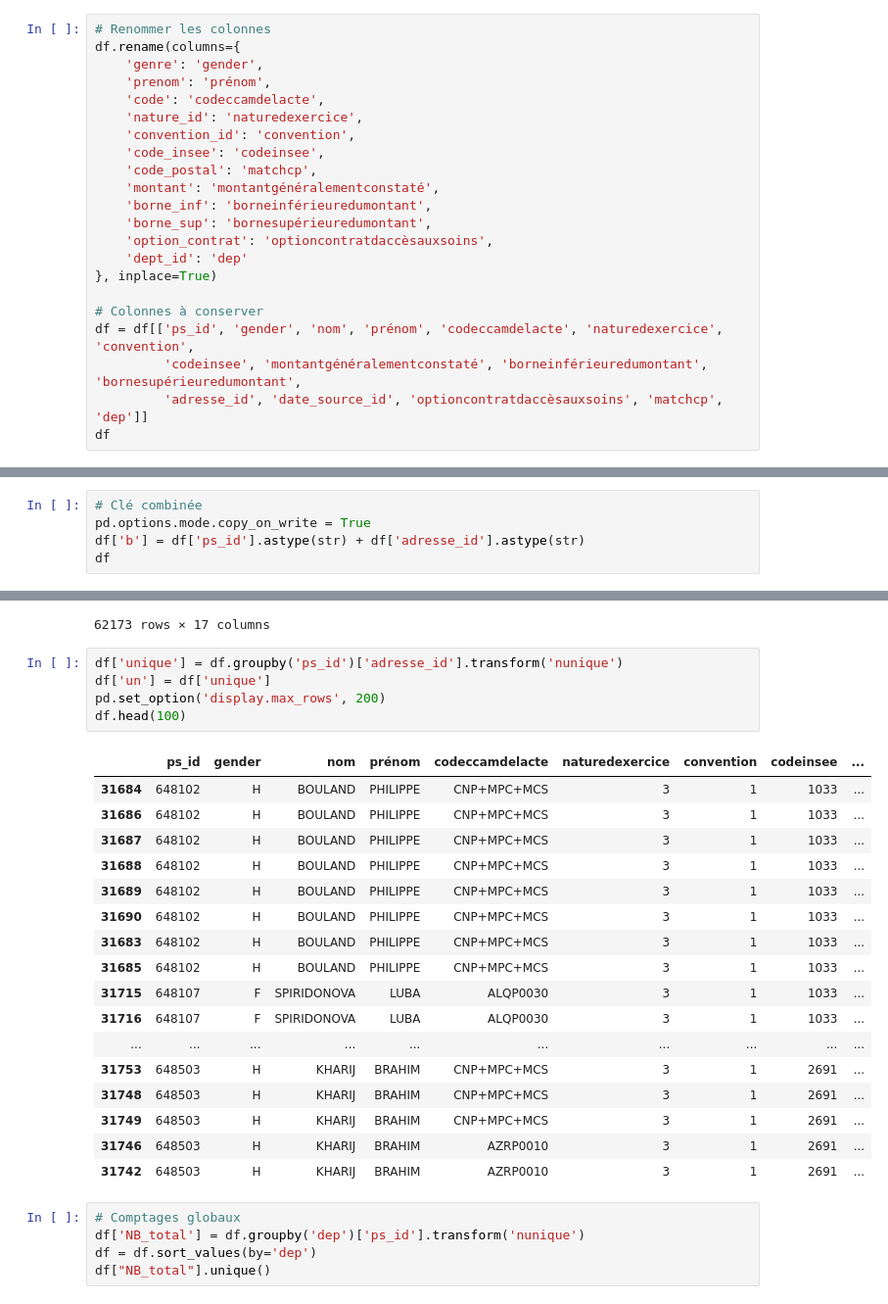
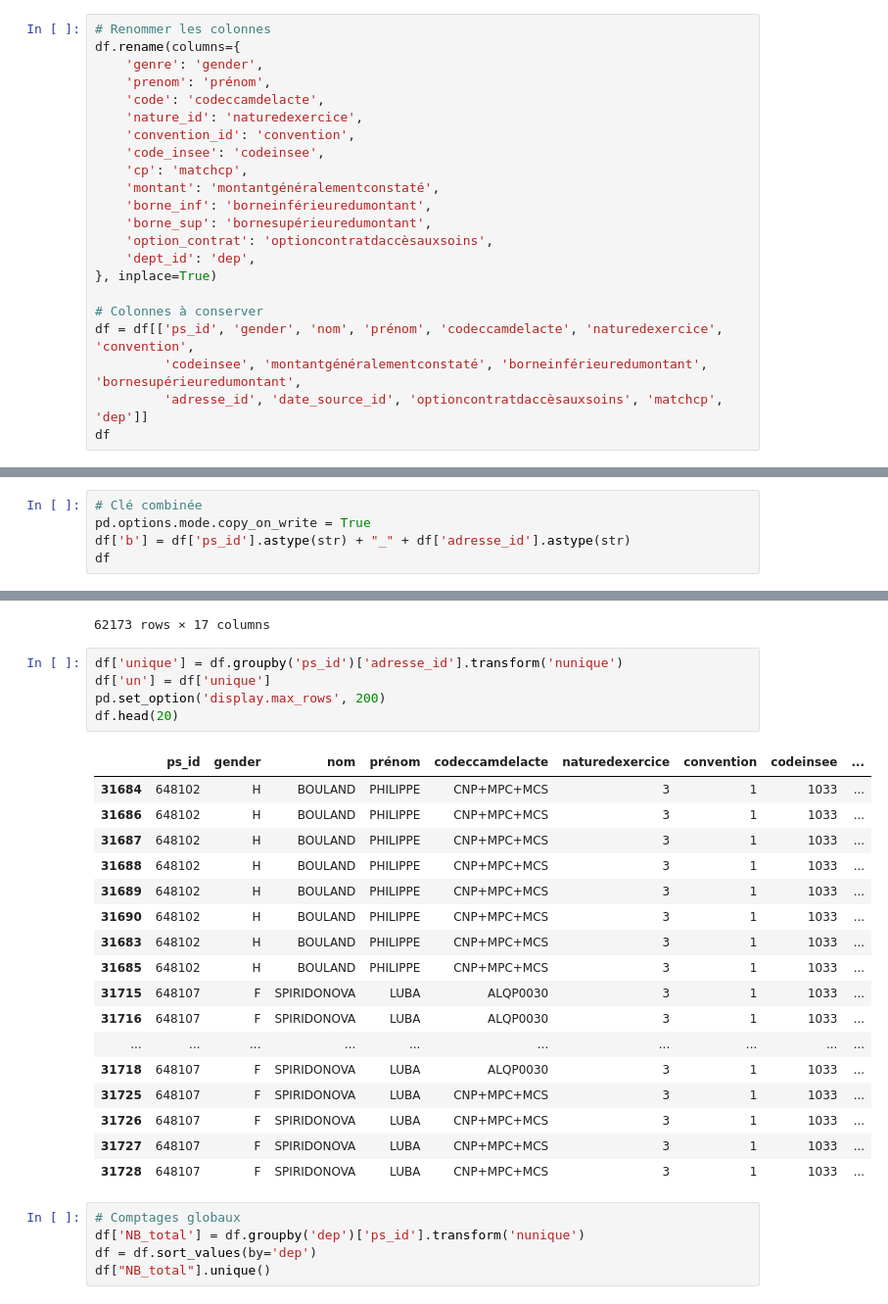
Before and after one commit to cyrilvincent/skema, a Jupyter notebook: depassement/depassement_psy.ipynb, the cells around one changed output, grey strips where cells are left out. Shown: that part at 98% size. Saved outputs shown, nothing was run; the diff lists cells and outputs as text.

```diff
--- a/depassement/depassement_psy.ipynb
+++ b/depassement/depassement_psy.ipynb
@@ -70,12 +70,12 @@ df.rename(columns={
     'nature_id': 'naturedexercice',
     'convention_id': 'convention',
     'code_insee': 'codeinsee',
-    'code_postal': 'matchcp',
+    'cp': 'matchcp',
     'montant': 'montantgénéralementconstaté',
     'borne_inf': 'borneinférieuredumontant',
     'borne_sup': 'bornesupérieuredumontant',
     'option_contrat': 'optioncontratdaccèsauxsoins',
-    'dept_id': 'dep'
+    'dept_id': 'dep',
 }, inplace=True)
 
 # Colonnes à conserver
@@ -100,7 +100,7 @@ df
 # %%
 # Clé combinée
 pd.options.mode.copy_on_write = True
-df['b'] = df['ps_id'].astype(str) + df['adresse_id'].astype(str)
+df['b'] = df['ps_id'].astype(str) + "_" + df['adresse_id'].astype(str)
 df
 # %% [output]
 |  | ps_id | gender | nom | prénom | codeccamdelacte | naturedexercice | convention | codeinsee | ... |
@@ -147,26 +147,26 @@ df
 # %%
 df['unique'] = df.groupby('ps_id')['adresse_id'].transform('nunique')
 df['un'] = df['unique']
 pd.set_option('display.max_rows', 200)
-df.head(100)
+df.head(20)
 # %% [output]
 |  | ps_id | gender | nom | prénom | codeccamdelacte | naturedexercice | convention | codeinsee | ... |
 | 31684 | 648102 | H | BOULAND | PHILIPPE | CNP+MPC+MCS | 3 | 1 | 1033 | ... |
 | 31686 | 648102 | H | BOULAND | PHILIPPE | CNP+MPC+MCS | 3 | 1 | 1033 | ... |
 | 31687 | 648102 | H | BOULAND | PHILIPPE | CNP+MPC+MCS | 3 | 1 | 1033 | ... |
 | 31688 | 648102 | H | BOULAND | PHILIPPE | CNP+MPC+MCS | 3 | 1 | 1033 | ... |
 | 31689 | 648102 | H | BOULAND | PHILIPPE | CNP+MPC+MCS | 3 | 1 | 1033 | ... |
 | 31690 | 648102 | H | BOULAND | PHILIPPE | CNP+MPC+MCS | 3 | 1 | 1033 | ... |
 | 31683 | 648102 | H | BOULAND | PHILIPPE | CNP+MPC+MCS | 3 | 1 | 1033 | ... |
 | 31685 | 648102 | H | BOULAND | PHILIPPE | CNP+MPC+MCS | 3 | 1 | 1033 | ... |
 | 31715 | 648107 | F | SPIRIDONOVA | LUBA | ALQP0030 | 3 | 1 | 1033 | ... |
 | 31716 | 648107 | F | SPIRIDONOVA | LUBA | ALQP0030 | 3 | 1 | 1033 | ... |
 | ... | ... | ... | ... | ... | ... | ... | ... | ... | ... |
-| 31753 | 648503 | H | KHARIJ | BRAHIM | CNP+MPC+MCS | 3 | 1 | 2691 | ... |
-| 31748 | 648503 | H | KHARIJ | BRAHIM | CNP+MPC+MCS | 3 | 1 | 2691 | ... |
-| 31749 | 648503 | H | KHARIJ | BRAHIM | CNP+MPC+MCS | 3 | 1 | 2691 | ... |
-| 31746 | 648503 | H | KHARIJ | BRAHIM | AZRP0010 | 3 | 1 | 2691 | ... |
-| 31742 | 648503 | H | KHARIJ | BRAHIM | AZRP0010 | 3 | 1 | 2691 | ... |
+| 31718 | 648107 | F | SPIRIDONOVA | LUBA | ALQP0030 | 3 | 1 | 1033 | ... |
+| 31725 | 648107 | F | SPIRIDONOVA | LUBA | CNP+MPC+MCS | 3 | 1 | 1033 | ... |
+| 31726 | 648107 | F | SPIRIDONOVA | LUBA | CNP+MPC+MCS | 3 | 1 | 1033 | ... |
+| 31727 | 648107 | F | SPIRIDONOVA | LUBA | CNP+MPC+MCS | 3 | 1 | 1033 | ... |
+| 31728 | 648107 | F | SPIRIDONOVA | LUBA | CNP+MPC+MCS | 3 | 1 | 1033 | ... |
 # %%
 # Comptages globaux
 df['NB_total'] = df.groupby('dep')['ps_id'].transform('nunique')
```
Also changed, not shown: parts of 7 cells of this notebook, 1 other file.
